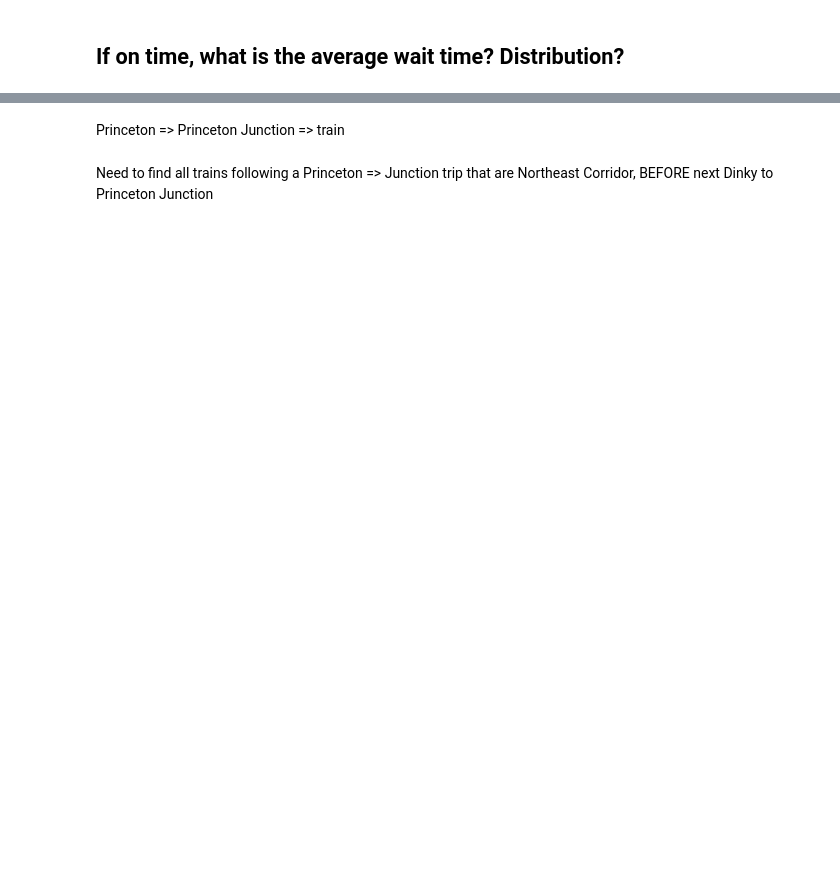
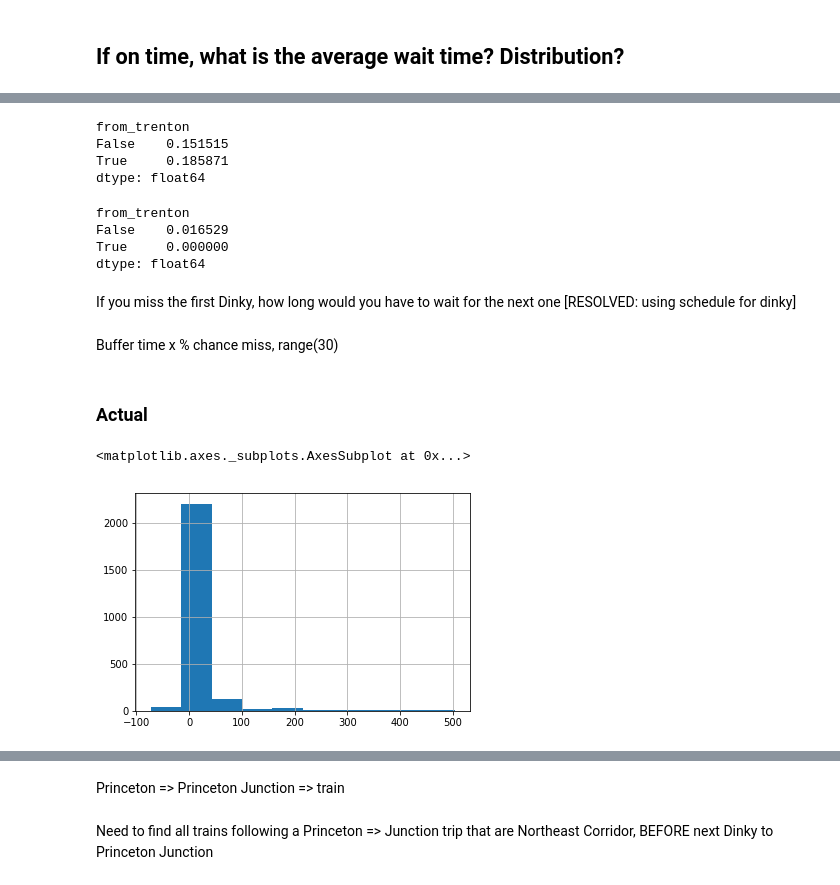
Before and after one commit to pranavbadami/njtransit, a Jupyter notebook: notebooks/analysis/dinky.ipynb, the cells around one changed output, grey strips where cells are left out. Saved outputs shown, nothing was run; the diff lists cells and outputs as text; code cells hidden in the pictures; blank space fills up the shorter version.

```diff
--- a/notebooks/analysis/dinky.ipynb
+++ b/notebooks/analysis/dinky.ipynb
@@ -785,0 +700,27 @@ sum(inbound_dinky["late"]) / len(inbound_dinky)
+# %%
+(inbound_dinky[inbound_dinky["scheduled_wait_time"] < 30].groupby("from_trenton")["late"].sum() /
+ inbound_dinky[inbound_dinky["scheduled_wait_time"] < 30].groupby("from_trenton").size())
+# %% [output]
+from_trenton
+False    0.151515
+True     0.185871
+dtype: float64
+# %%
+(inbound_dinky[inbound_dinky["scheduled_wait_time"] >= 30].groupby("from_trenton")["late"].sum() /
+ inbound_dinky[inbound_dinky["scheduled_wait_time"] >= 30].groupby("from_trenton").size())
+# %% [output]
+from_trenton
+False    0.016529
+True     0.000000
+dtype: float64
+# %% [markdown]
+If you miss the first Dinky, how long would you have to wait for the next one [RESOLVED: using schedule for dinky]
+# %% [markdown]
+Buffer time x % chance miss, range(30)
+# %% [markdown]
+### Actual
+# %%
+inbound_dinky["actual_wait_time"].hist()
+# %% [output]
+<matplotlib.axes._subplots.AxesSubplot at 0x...>
+[figure, added]
```
Also changed, not shown: parts of 135 cells of this notebook, 1 other file.
